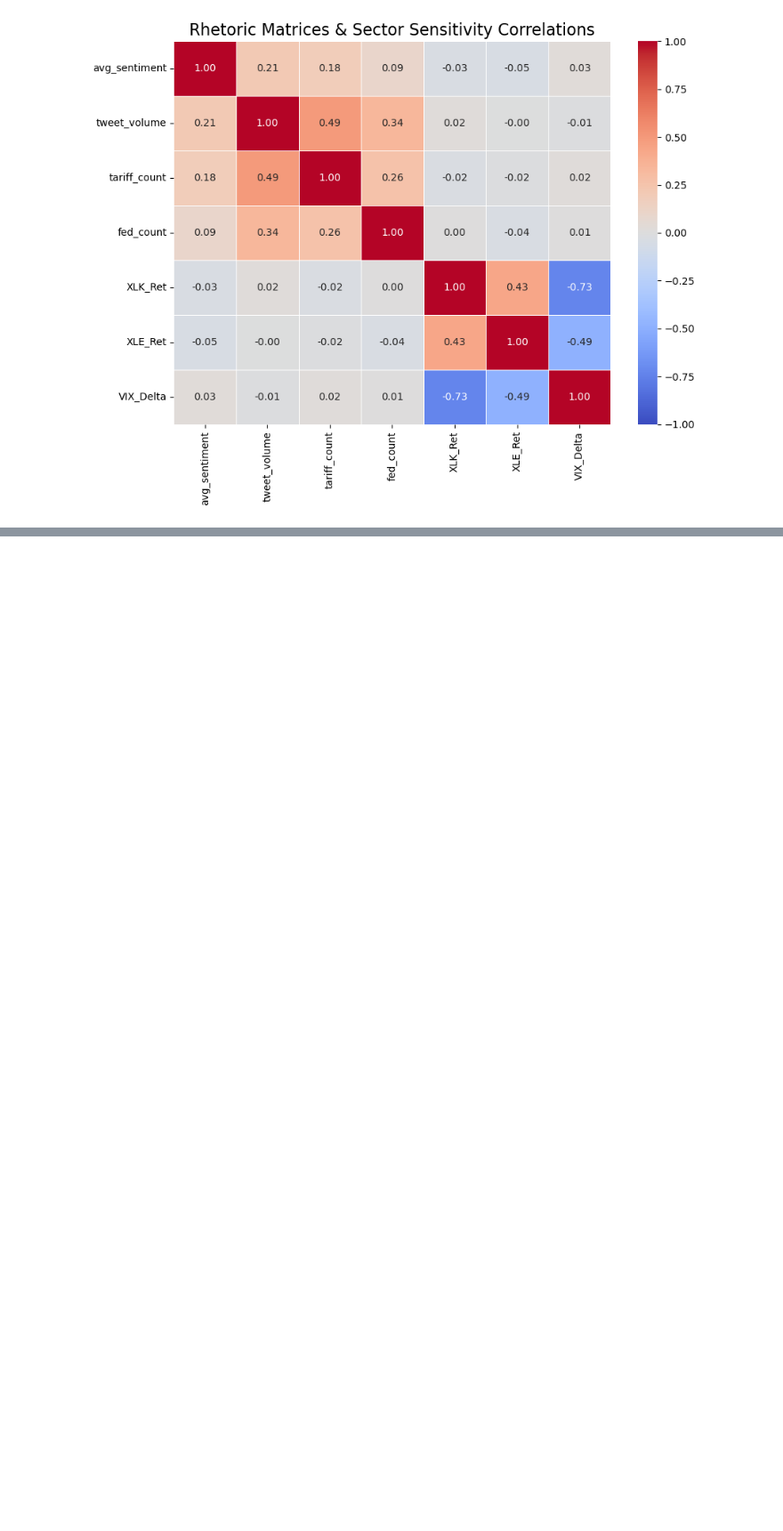
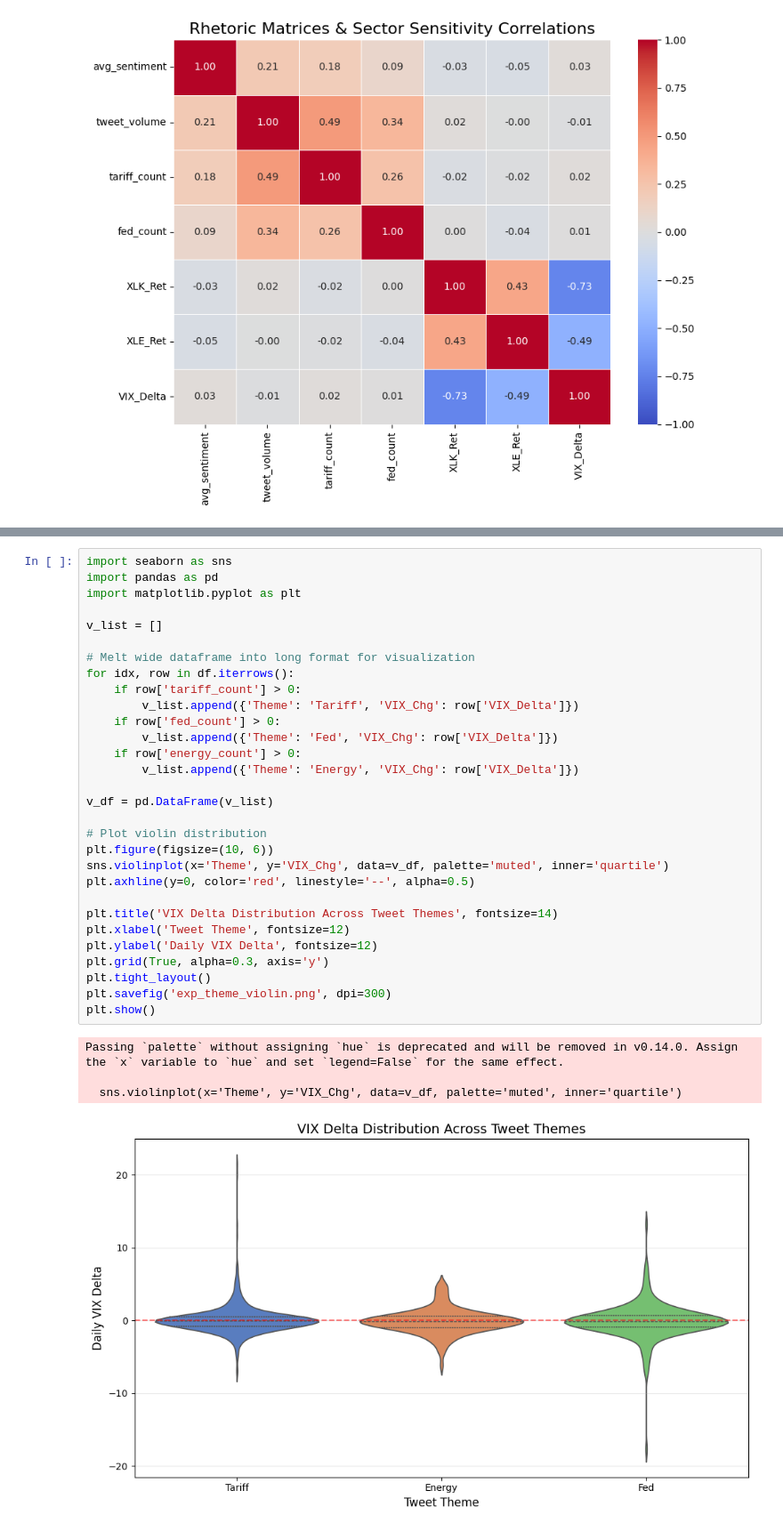
Before and after one commit to djjensen-cmd/MGMT-172, a Jupyter notebook: MGMT172Project.ipynb, the cells around one changed output, grey strips where cells are left out. Shown at 89% size. Drawn from its saved outputs; the diff is of its cells as text; blank space fills up the shorter version.

```diff
--- a/MGMT172Project.ipynb
+++ b/MGMT172Project.ipynb
@@ -377,0 +417,35 @@ plt.show()
+# %%
+import seaborn as sns
+import pandas as pd
+import matplotlib.pyplot as plt
+
+v_list = []
+
+# Melt wide dataframe into long format for visualization
+for idx, row in df.iterrows():
+    if row['tariff_count'] > 0:
+        v_list.append({'Theme': 'Tariff', 'VIX_Chg': row['VIX_Delta']})
+    if row['fed_count'] > 0:
+        v_list.append({'Theme': 'Fed', 'VIX_Chg': row['VIX_Delta']})
+    if row['energy_count'] > 0:
+        v_list.append({'Theme': 'Energy', 'VIX_Chg': row['VIX_Delta']})
+
+v_df = pd.DataFrame(v_list)
+
+# Plot violin distribution
+plt.figure(figsize=(10, 6))
+sns.violinplot(x='Theme', y='VIX_Chg', data=v_df, palette='muted', inner='quartile')
+plt.axhline(y=0, color='red', linestyle='--', alpha=0.5)
+
+plt.title('VIX Delta Distribution Across Tweet Themes', fontsize=14)
+plt.xlabel('Tweet Theme', fontsize=12)
+plt.ylabel('Daily VIX Delta', fontsize=12)
+plt.grid(True, alpha=0.3, axis='y')
+plt.tight_layout()
+plt.savefig('exp_theme_violin.png', dpi=300)
+plt.show()
+# %% [output]
+Passing `palette` without assigning `hue` is deprecated and will be removed in v0.14.0. Assign the `x` variable to `hue` and set `legend=False` for the same effect.
+
+  sns.violinplot(x='Theme', y='VIX_Chg', data=v_df, palette='muted', inner='quartile')
+[figure, added]
```
Also changed, not shown: parts of 7 cells of this notebook, 8 other files.
